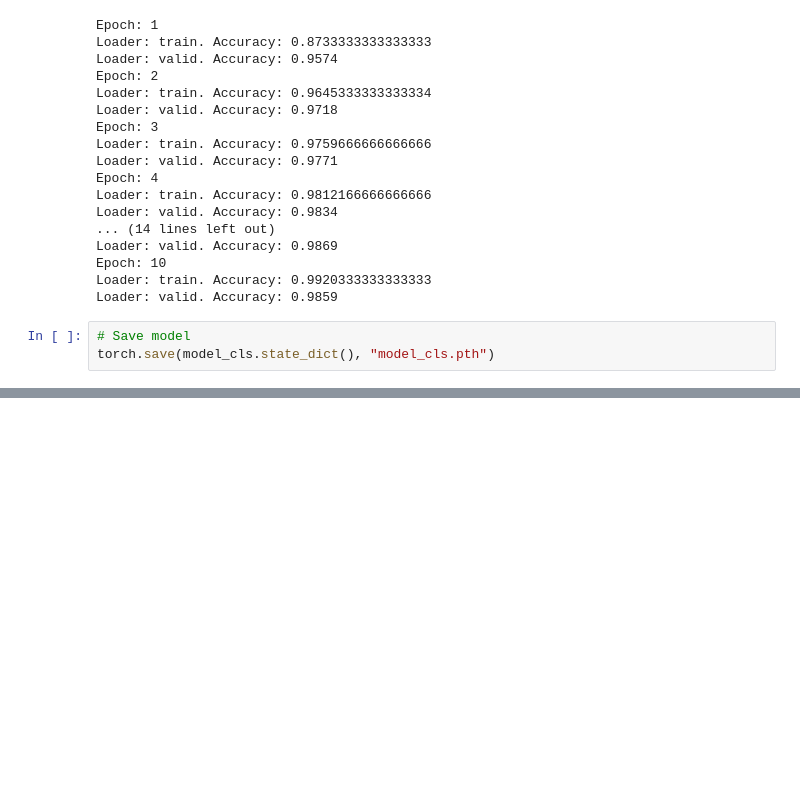
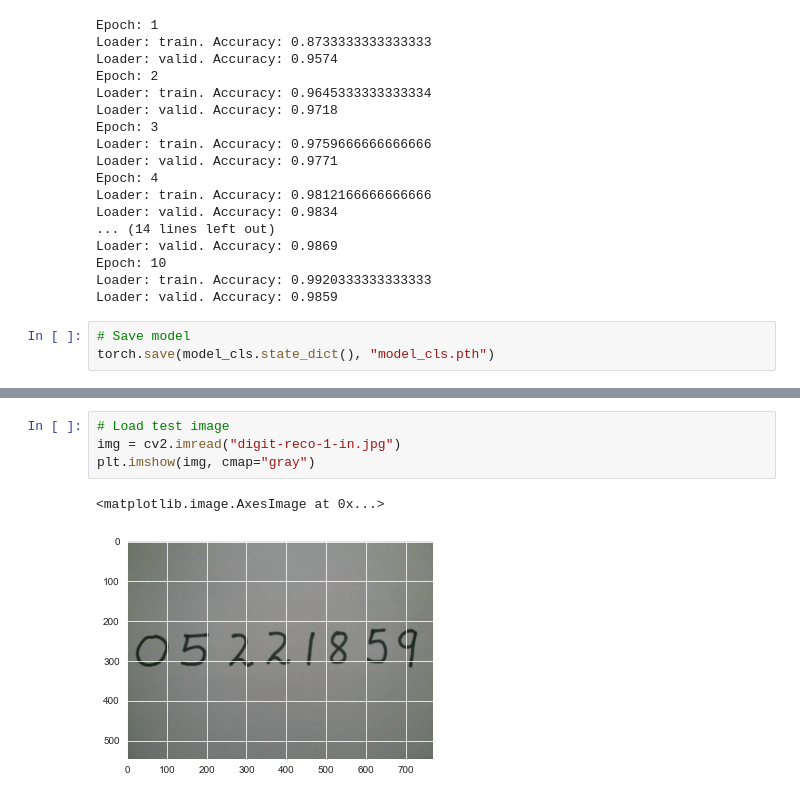
Before and after one commit to threeteck/ML.ITIS, a Jupyter notebook: 9.ipynb, the cells around one changed output, grey strips where cells are left out. Saved outputs shown, nothing was run; the diff lists cells and outputs as text; blank space fills up the shorter version.

```diff
--- a/9.ipynb
+++ b/9.ipynb
@@ -282,0 +158,7 @@ def predict(model_cls, model_loc, img, device="cpu"):
+# %%
+# Load test image
+img = cv2.imread("digit-reco-1-in.jpg")
+plt.imshow(img, cmap="gray")
+# %% [output]
+<matplotlib.image.AxesImage at 0x...>
+[figure, added]
```
Also changed, not shown: parts of 31 cells of this notebook, 2 other files.
